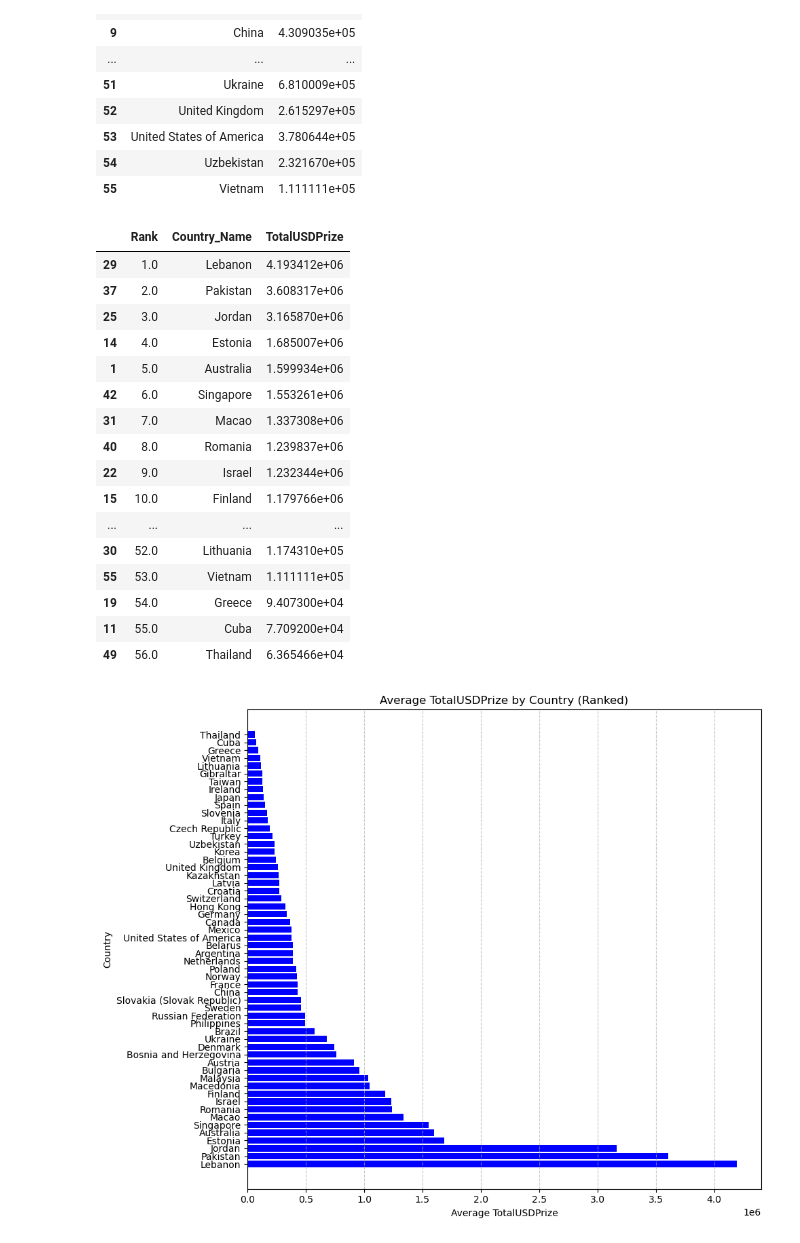
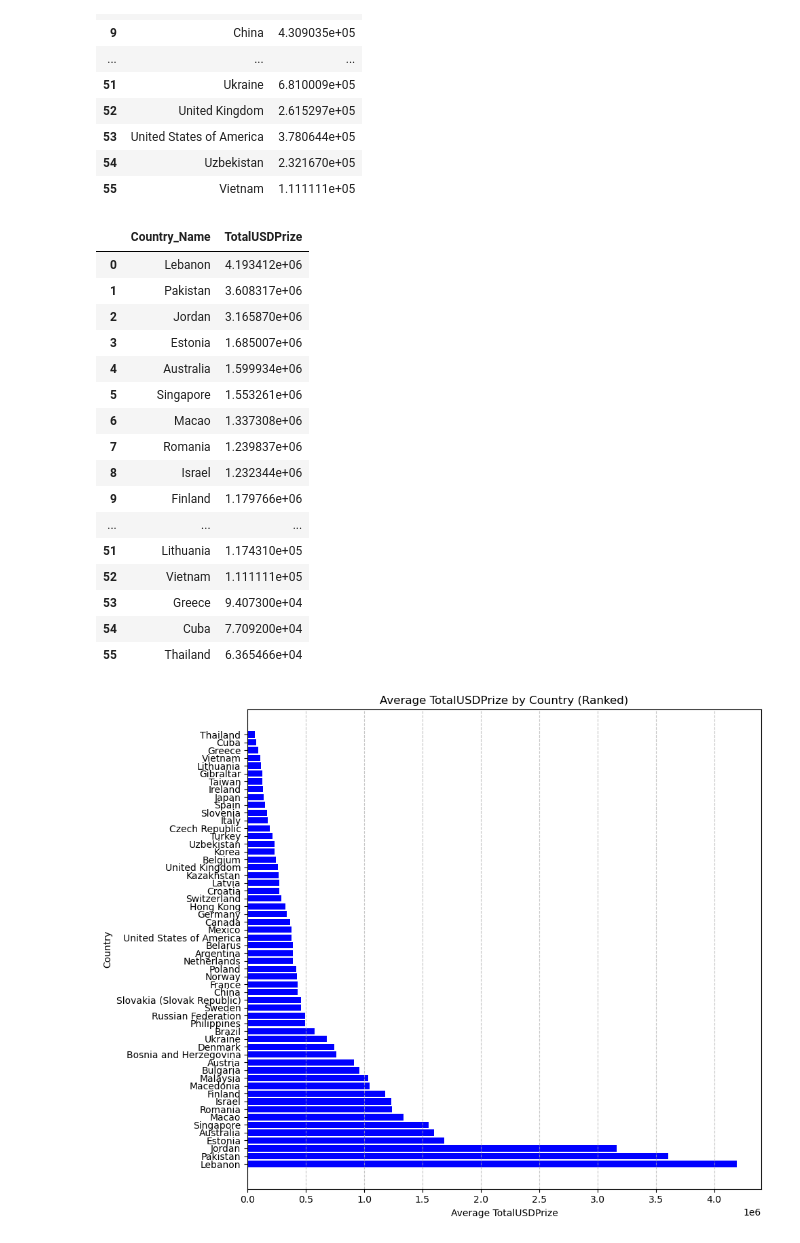
Before and after one commit to Natphipps/ESports-Financial-Analysis, a Jupyter notebook: Jup_File_Aron.ipynb, the cells around one changed output. Drawn from its saved outputs; the diff is of its cells as text; code cells hidden in the pictures.

```diff
--- a/Jup_File_Aron.ipynb
+++ b/Jup_File_Aron.ipynb
@@ -307,27 +309,29 @@ average_prize_per_country
 | 54 | Uzbekistan | 2.321670e+05 |
 | 55 | Vietnam | 1.111111e+05 |
 # %%
-sorted_average_prize_per_country = sorted_average_prize_per_country.reindex(columns=['Rank'] + sorted_average_prize_per_country.columns[:-1].tolist())
+sorted_average_prize_per_country = average_prize_per_country.sort_values(by='TotalUSDPrize', ascending=False)
 # %%
+sorted_average_prize_per_country = sorted_average_prize_per_country.reset_index(drop=True)
+
 sorted_average_prize_per_country
 # %% [output]
-|  | Rank | Country_Name | TotalUSDPrize |
-| 29 | 1.0 | Lebanon | 4.193412e+06 |
-| 37 | 2.0 | Pakistan | 3.608317e+06 |
-| 25 | 3.0 | Jordan | 3.165870e+06 |
-| 14 | 4.0 | Estonia | 1.685007e+06 |
-| 1 | 5.0 | Australia | 1.599934e+06 |
-| 42 | 6.0 | Singapore | 1.553261e+06 |
-| 31 | 7.0 | Macao | 1.337308e+06 |
-| 40 | 8.0 | Romania | 1.239837e+06 |
-| 22 | 9.0 | Israel | 1.232344e+06 |
-| 15 | 10.0 | Finland | 1.179766e+06 |
-| ... | ... | ... | ... |
-| 30 | 52.0 | Lithuania | 1.174310e+05 |
-| 55 | 53.0 | Vietnam | 1.111111e+05 |
-| 19 | 54.0 | Greece | 9.407300e+04 |
-| 11 | 55.0 | Cuba | 7.709200e+04 |
-| 49 | 56.0 | Thailand | 6.365466e+04 |
+|  | Country_Name | TotalUSDPrize |
+| 0 | Lebanon | 4.193412e+06 |
+| 1 | Pakistan | 3.608317e+06 |
+| 2 | Jordan | 3.165870e+06 |
+| 3 | Estonia | 1.685007e+06 |
+| 4 | Australia | 1.599934e+06 |
+| 5 | Singapore | 1.553261e+06 |
+| 6 | Macao | 1.337308e+06 |
+| 7 | Romania | 1.239837e+06 |
+| 8 | Israel | 1.232344e+06 |
+| 9 | Finland | 1.179766e+06 |
+| ... | ... | ... |
+| 51 | Lithuania | 1.174310e+05 |
+| 52 | Vietnam | 1.111111e+05 |
+| 53 | Greece | 9.407300e+04 |
+| 54 | Cuba | 7.709200e+04 |
+| 55 | Thailand | 6.365466e+04 |
 # %%
 plt.figure(figsize=(10, 8))
 plt.barh(sorted_average_prize_per_country['Country_Name'], sorted_average_prize_per_country['TotalUSDPrize'], color='b')
```
Also changed, not shown: parts of 2 cells of this notebook.
